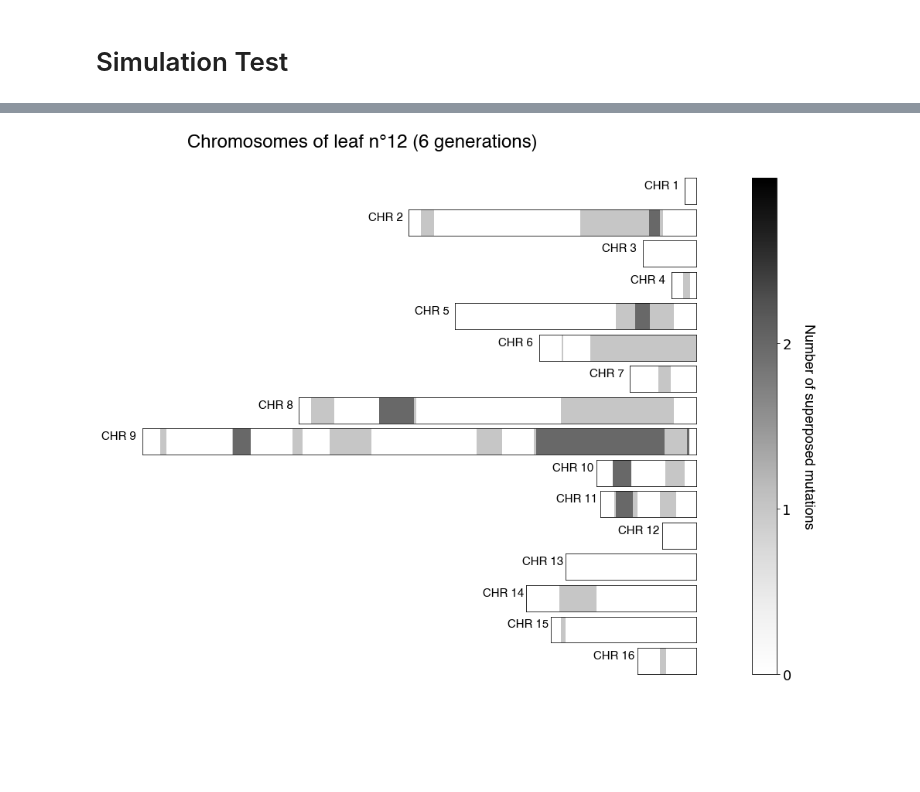
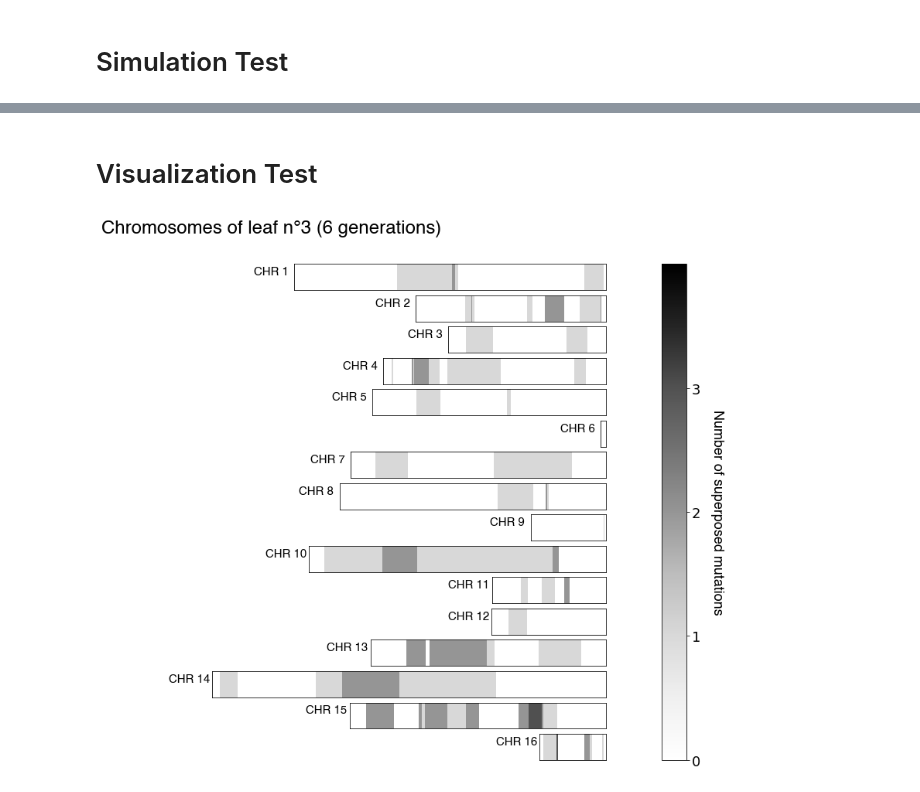
Before and after one commit to robertonetti/yeast-cascade-mutation-simulator, a Jupyter notebook: Simulation Test.ipynb, the cells around one changed output, grey strips where cells are left out. Cells and saved outputs as stored; diff of their text form; code cells hidden in the pictures; blank space fills up the shorter version.

```diff
--- a/Simulation Test.ipynb
+++ b/Simulation Test.ipynb
@@ -34,5 +34,7 @@ Initial Genome Length: 8000000
+# %% [markdown]
+# Visualization Test
 # %%
-n_leaf = 12
+n_leaf = 3
 simul.chromosome_visualizator(n_leaf)
 # %% [output]
-[figure, old version]
+[figure, new version]
```
Also changed, not shown: parts of 1 cell of this notebook, 20 other files.
